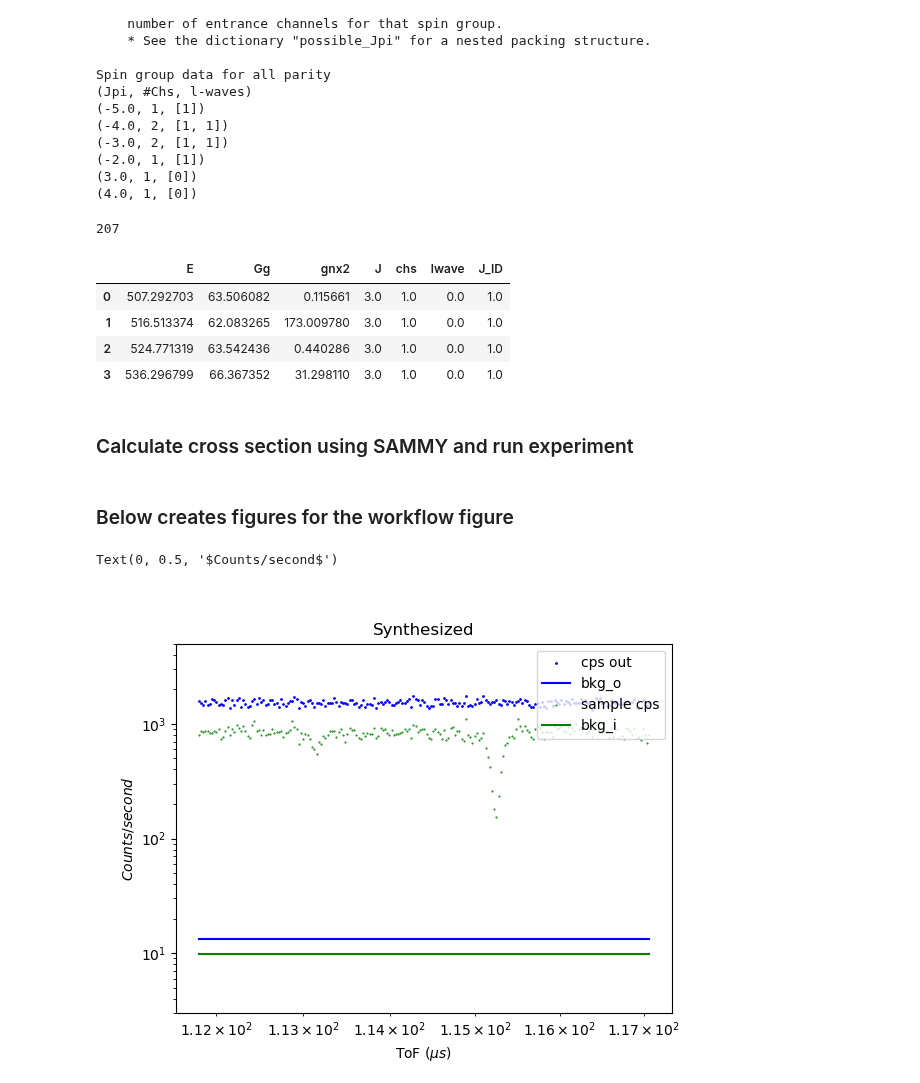
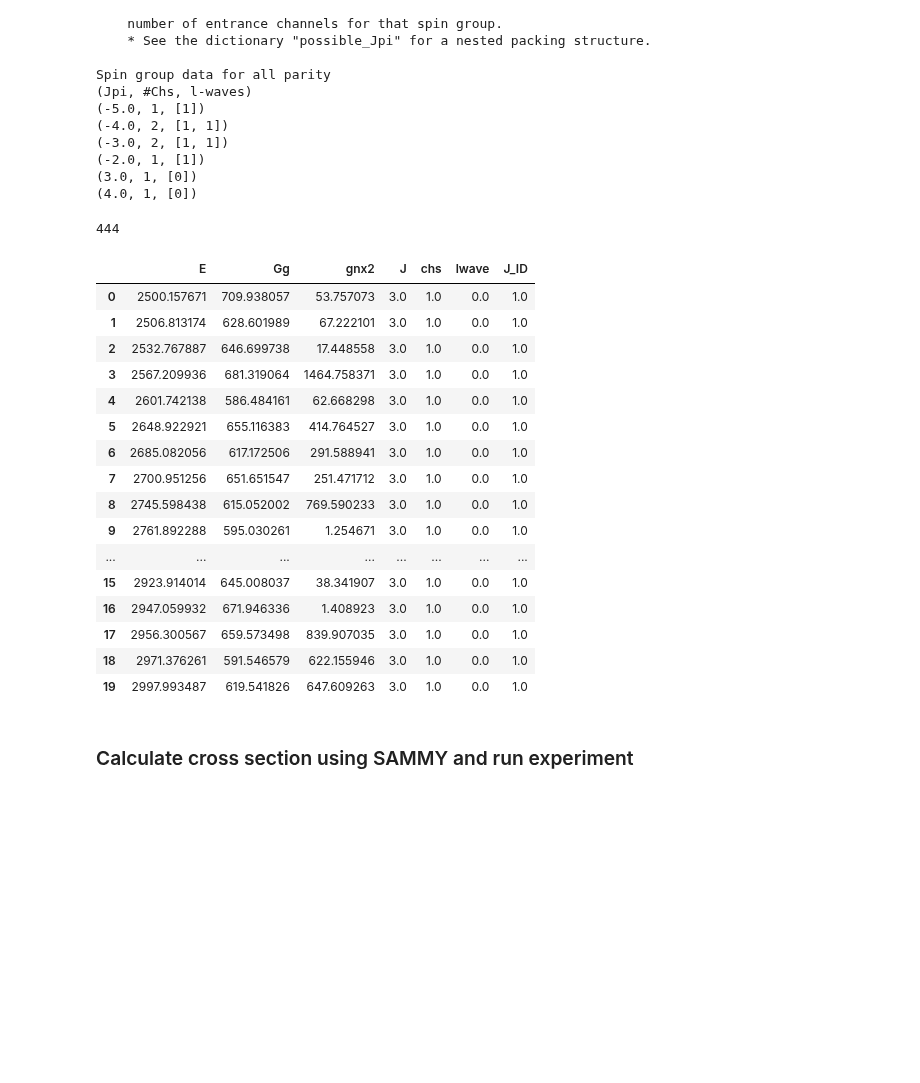
Before and after one commit to Naww137/ATARI, a Jupyter notebook: examples/GenerateData_UserExample_SAMMY.ipynb, the cells around one changed output. Cells and saved outputs as stored; diff of their text form; code cells hidden in the pictures; blank space fills up the shorter version.

```diff
--- a/examples/GenerateData_UserExample_SAMMY.ipynb
+++ b/examples/GenerateData_UserExample_SAMMY.ipynb
@@ -45,15 +45,18 @@ Spin group data for all parity
 (4.0, 1, [0])
 # %%
 ### calc calculate a full energy grid yourself
-energy_grid = [500, 550]
+energy_grid = [2500, 3000]
 
 ### or just give the min/max and the experiment object will do the above
 # energy_grid = E_min_max
 
 input_options = {'Add Noise': True,
-            'Calculate Covariance': True}
+            'Calculate Covariance': True,
+            'Sample TURP': False}
 
-experiment_parameters = {'bw': {'val':0.0256,    'unc'   :   0}}
+experiment_parameters = {'bw': {'val':0.01,    'unc'   :   0},
+                         'trigo': {'val':1e9,    'unc'   :   0},
+                         'trigs': {'val':1e9,    'unc'   :   0}}
 
 # initialize experimental setup
 exp = Experiment(energy_grid,
@@ -61,24 +64,36 @@ exp = Experiment(energy_grid,
                         experiment_parameters=experiment_parameters)
 len(exp.energy_domain)
 # %% [output]
-207
+444
 # %%
 spin_groups = [ (3.0,1,0) ]
 
 # an alternative option would be to give Ta_pair.J, as long as you give an average parameter dataframe with corresponding indices
 # spin_groups = Ta_pair.J
 
-average_parameters = pd.DataFrame({ 'dE'    :   {'3.0':8.79, '4.0':4.99},
-                                    'Gg'    :   {'3.0':64.0, '4.0':64.0},
-                                    'gn2'    :   {'3.0':46.4, '4.0':35.5}  })
+average_parameters = pd.DataFrame({ 'dE'    :   {'3.0':28.79, '4.0':4.99},
+                                    'Gg'    :   {'3.0':640.0, '4.0':64.0},
+                                    'gn2'    :   {'3.0':460.4, '4.0':35.5}  })
 
 
 resonance_ladder = Ta_pair.sample_resonance_ladder(energy_grid, spin_groups, average_parameters)
 
 resonance_ladder
 # %% [output]
 |  | E | Gg | gnx2 | J | chs | lwave | J_ID |
-| 0 | 507.292703 | 63.506082 | 0.115661 | 3.0 | 1.0 | 0.0 | 1.0 |
-| 1 | 516.513374 | 62.083265 | 173.009780 | 3.0 | 1.0 | 0.0 | 1.0 |
-| 2 | 524.771319 | 63.542436 | 0.440286 | 3.0 | 1.0 | 0.0 | 1.0 |
-| 3 | 536.296799 | 66.367352 | 31.298110 | 3.0 | 1.0 | 0.0 | 1.0 |
+| 0 | 2500.157671 | 709.938057 | 53.757073 | 3.0 | 1.0 | 0.0 | 1.0 |
+| 1 | 2506.813174 | 628.601989 | 67.222101 | 3.0 | 1.0 | 0.0 | 1.0 |
+| 2 | 2532.767887 | 646.699738 | 17.448558 | 3.0 | 1.0 | 0.0 | 1.0 |
+| 3 | 2567.209936 | 681.319064 | 1464.758371 | 3.0 | 1.0 | 0.0 | 1.0 |
+| 4 | 2601.742138 | 586.484161 | 62.668298 | 3.0 | 1.0 | 0.0 | 1.0 |
+| 5 | 2648.922921 | 655.116383 | 414.764527 | 3.0 | 1.0 | 0.0 | 1.0 |
+| 6 | 2685.082056 | 617.172506 | 291.588941 | 3.0 | 1.0 | 0.0 | 1.0 |
+| 7 | 2700.951256 | 651.651547 | 251.471712 | 3.0 | 1.0 | 0.0 | 1.0 |
+| 8 | 2745.598438 | 615.052002 | 769.590233 | 3.0 | 1.0 | 0.0 | 1.0 |
+| 9 | 2761.892288 | 595.030261 | 1.254671 | 3.0 | 1.0 | 0.0 | 1.0 |
+| ... | ... | ... | ... | ... | ... | ... | ... |
+| 15 | 2923.914014 | 645.008037 | 38.341907 | 3.0 | 1.0 | 0.0 | 1.0 |
+| 16 | 2947.059932 | 671.946336 | 1.408923 | 3.0 | 1.0 | 0.0 | 1.0 |
+| 17 | 2956.300567 | 659.573498 | 839.907035 | 3.0 | 1.0 | 0.0 | 1.0 |
+| 18 | 2971.376261 | 591.546579 | 622.155946 | 3.0 | 1.0 | 0.0 | 1.0 |
+| 19 | 2997.993487 | 619.541826 | 647.609263 | 3.0 | 1.0 | 0.0 | 1.0 |
@@ -93,30 +111,6 @@ theo = sammy_interface.calculate_xs(exp.energy_domain, resonance_ladder, Ta_pair
                                             )
 exp.run(theo)
 # exp.redpar - exp.theo_redpar
-# %% [markdown]
-### Below creates figures for the workflow figure
-# %%
-fig, ax = subplots()
-
-scatter(exp.odat.tof,exp.odat.cps, label='cps out', color='b', s=1);
-plot(exp.odat.tof, exp.redpar.val.ko*exp.Bi+exp.redpar.val.b0o, label='bkg_o', color='b')
-
-scatter(exp.sdat.tof,exp.sdat.cps,marker='.', s=1, label='sample cps', color='g')
-# scatter(syndat_df.tof,syndat_df.theo_cts,marker='.', s=2, label='theo cts', color='k')
-plot(exp.sdat.tof, exp.redpar.val.ks*exp.Bi+exp.redpar.val.b0s, label='bkg_i', color='g')
-
-
-xscale('log'); yscale('log')
-ylim([3,5e3])
-# set_xlim([250,1.5e3])
-
-title("Synthesized")
-legend(loc='upper right')
-xlabel('ToF ($\mu s$)')
-ylabel('$Counts/second$')
-# %% [output]
-Text(0, 0.5, '$Counts/second$')
-[figure, removed]
 # %%
 figure()
 plot(theo.E, theo.theo_trans, ms=1, label='g')
```
Also changed, not shown: parts of 6 cells of this notebook, 1 other file.
